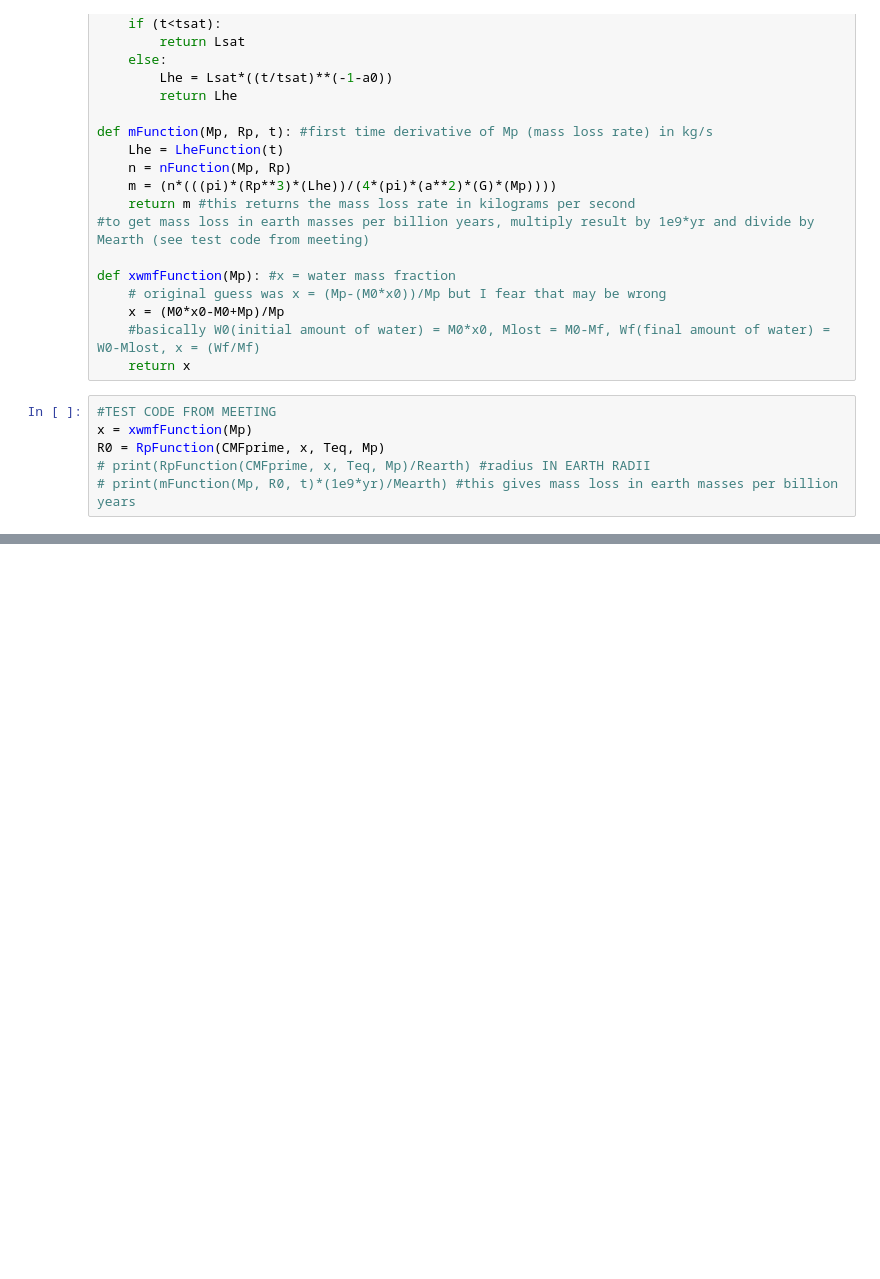
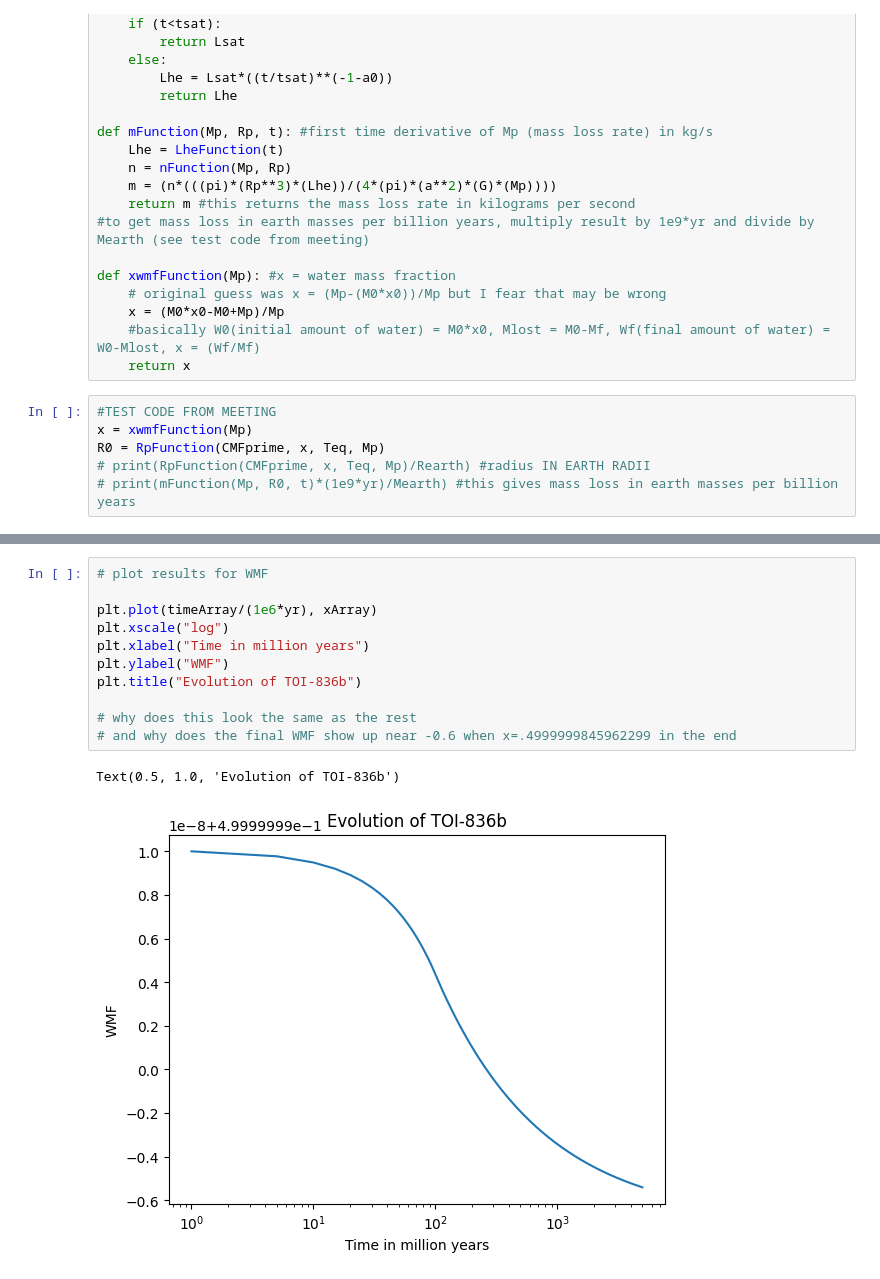
Before and after one commit to an0wen/astro9-w25-steamworldsloss, a Jupyter notebook: planet_evolution_HF.ipynb, the cells around one changed output, grey strips where cells are left out. Cells and saved outputs as stored; diff of their text form; blank space fills up the shorter version.

```diff
--- a/planet_evolution_HF.ipynb
+++ b/planet_evolution_HF.ipynb
@@ -148,0 +176,14 @@ Final Mass, Radii in Earth units: 4.529999860441848, 2.398553011308422
+# %%
+# plot results for WMF
+
+plt.plot(timeArray/(1e6*yr), xArray)
+plt.xscale("log")
+plt.xlabel("Time in million years")
+plt.ylabel("WMF")
+plt.title("Evolution of TOI-836b")
+
+# why does this look the same as the rest
+# and why does the final WMF show up near -0.6 when x=.4999999845962299 in the end
+# %% [output]
+Text(0.5, 1.0, 'Evolution of TOI-836b')
+[figure, added]
```
Also changed, not shown: parts of 3 cells of this notebook.
